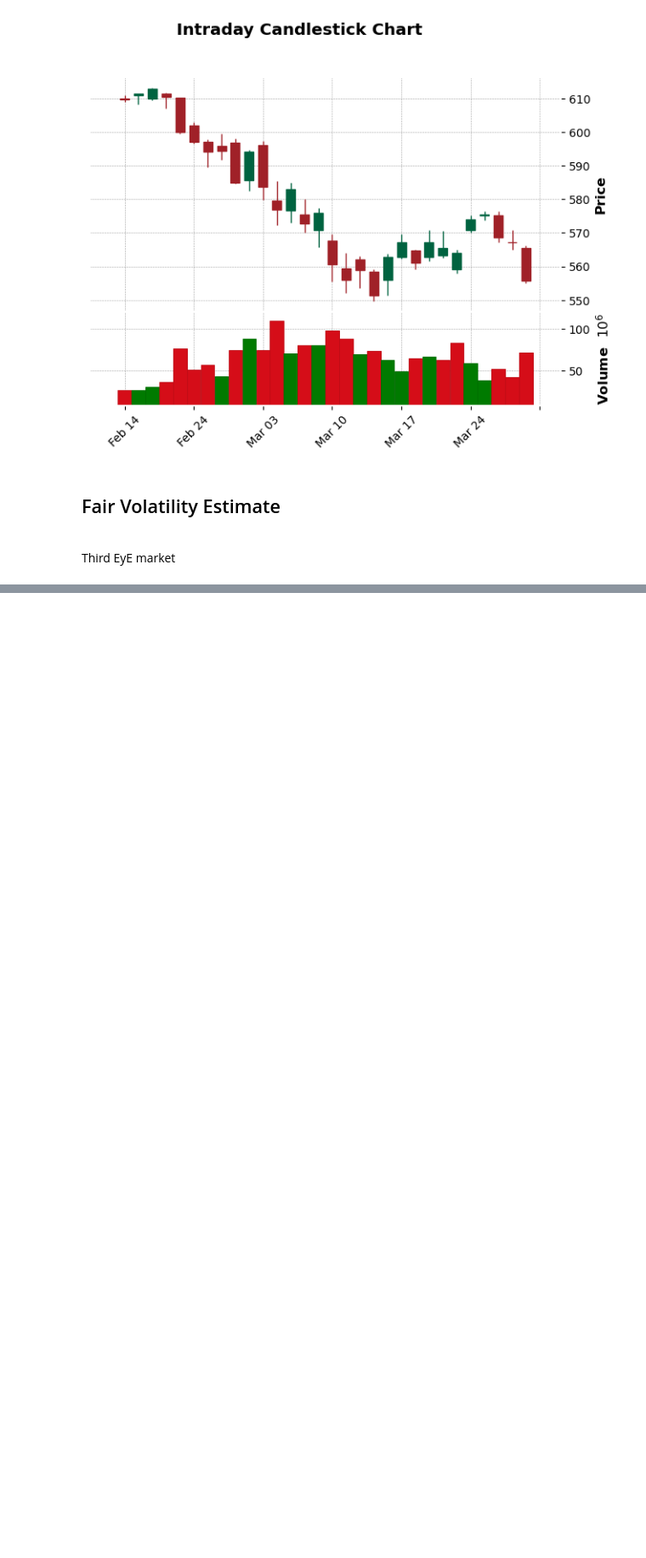
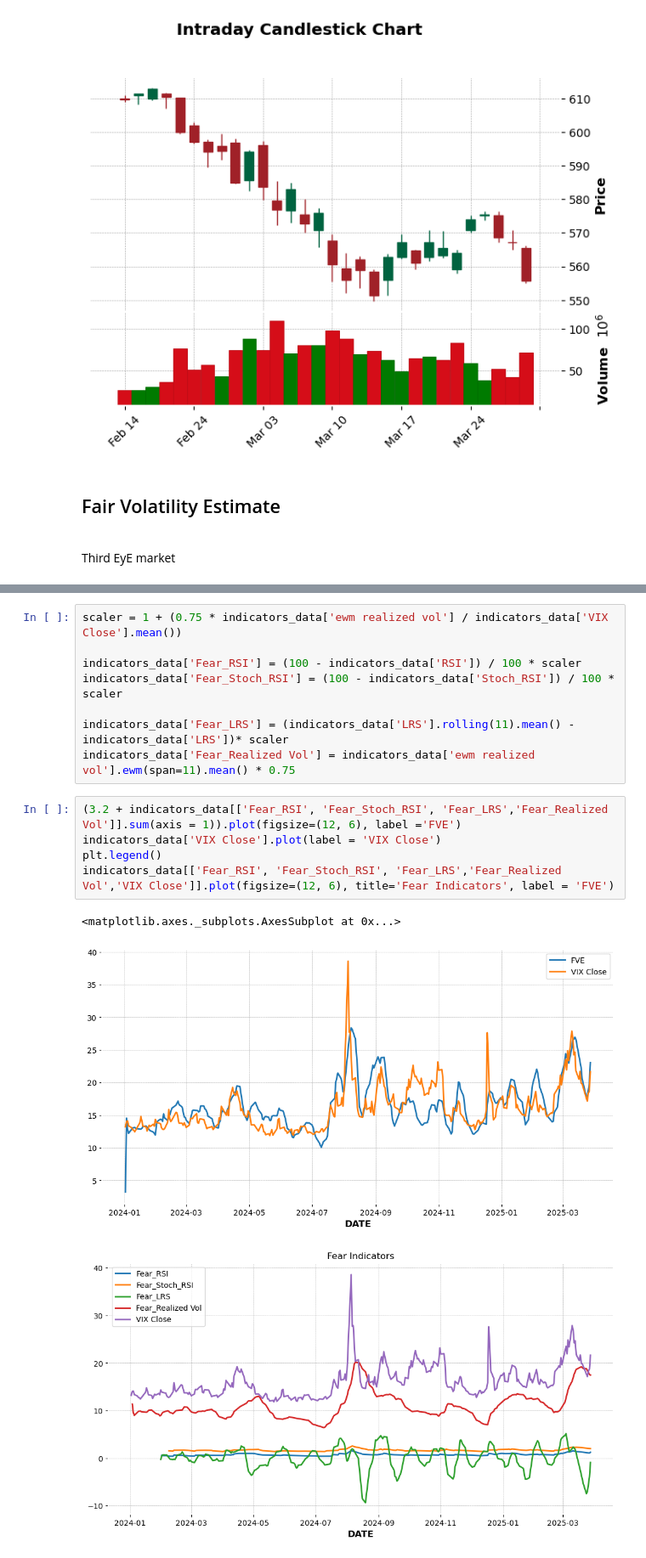
Before and after one commit to zesenyingfun/fin, a Jupyter notebook: VIX_Estimate.ipynb, the cells around one changed output, grey strips where cells are left out. Shown at 85% size. Cells and saved outputs as stored; diff of their text form; blank space fills up the shorter version.

```diff
--- a/VIX_Estimate.ipynb
+++ b/VIX_Estimate.ipynb
@@ -96,0 +163,17 @@ FileNotFoundError: [Errno 2] No such file or directory: 'zesenyingfun/fin/data/V
+# %%
+scaler = 1 + (0.75 * indicators_data['ewm realized vol'] / indicators_data['VIX Close'].mean())
+
+indicators_data['Fear_RSI'] = (100 - indicators_data['RSI']) / 100 * scaler
+indicators_data['Fear_Stoch_RSI'] = (100 - indicators_data['Stoch_RSI']) / 100 * scaler
+
+indicators_data['Fear_LRS'] = (indicators_data['LRS'].rolling(11).mean() - indicators_data['LRS'])* scaler
+indicators_data['Fear_Realized Vol'] = indicators_data['ewm realized vol'].ewm(span=11).mean() * 0.75
+# %%
+(3.2 + indicators_data[['Fear_RSI', 'Fear_Stoch_RSI', 'Fear_LRS','Fear_Realized Vol']].sum(axis = 1)).plot(figsize=(12, 6), label ='FVE')
+indicators_data['VIX Close'].plot(label = 'VIX Close')
+plt.legend()
+indicators_data[['Fear_RSI', 'Fear_Stoch_RSI', 'Fear_LRS','Fear_Realized Vol','VIX Close']].plot(figsize=(12, 6), title='Fear Indicators', label = 'FVE')
+# %% [output]
+<matplotlib.axes._subplots.AxesSubplot at 0x...>
+[figure, added]
+[figure, added]
```
Also changed, not shown: parts of 5 cells of this notebook, 2 other files.
